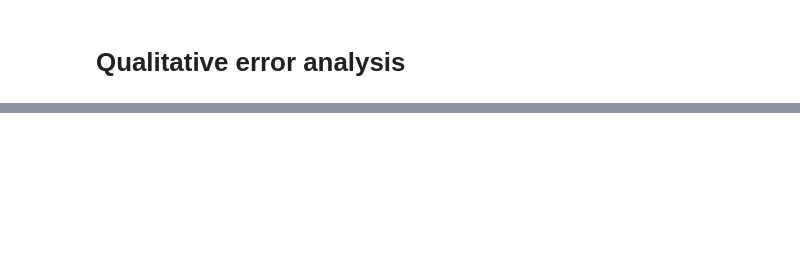
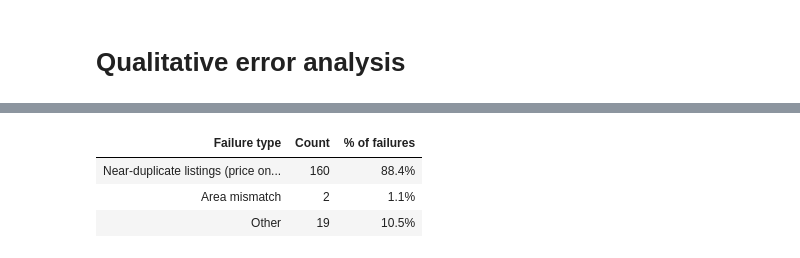
Before and after one commit to tomadonna1/SIT330-D-and-HD-task, a Jupyter notebook: sit330-2.3HD.ipynb, the cells around one changed output, grey strips where cells are left out. Saved outputs shown, nothing was run; the diff lists cells and outputs as text; code cells hidden in the pictures; blank space fills up the shorter version.

```diff
--- a/sit330-2.3HD.ipynb
+++ b/sit330-2.3HD.ipynb
@@ -263,2 +372,96 @@ plt.show()
 # %% [markdown]
 # Qualitative error analysis
+# %%
+variant = "clean"
+queries = eval_qa[variant].tolist()
+
+doc_embs = ve.encode([f"passage: {d}" for d in eval_docs_list],
+                        batch_size=32, normalize_embeddings=True)
+q_embs = ve.encode([f"query: {q}" for q in queries],
+                        batch_size=32, normalize_embeddings=True)
+
+sim = cosine_similarity(q_embs, doc_embs)
+ranked = np.argsort(sim, axis=1)[::-1]  # descending
+
+# Collect failures: cases where top-1 is wrong
+failures = []
+for i in range(len(queries)):
+    pred_idx = np.argsort(sim[i])[::-1][0]
+    if pred_idx != i:
+        failures.append({
+            "query":    queries[i],
+            "true_doc": eval_docs_list[i],
+            "pred_doc": eval_docs_list[pred_idx],
+        })
+
+def classify_failure(query, true_doc, pred_doc):
+    # Extract price from doc: "giá X.XX tỷ"
+    def get_price(text):
+        m = re.search(r"giá\s+([\d.]+)\s+tỷ", text)
+        return float(m.group(1)) if m else None
+
+    # Extract bedroom count
+    def get_beds(text):
+        m = re.search(r"(\d+)\s+phòng ngủ", text)
+        return int(m.group(1)) if m else None
+
+    # Extract district
+    def get_district(text):
+        m = re.search(r"quận\s+([\w\s]+?)(?:\s+\d|\s+diện|\s+giá|$)", text)
+        return m.group(1).strip() if m else None
+
+    # Extract area
+    def get_area(text):
+        m = re.search(r"diện tích\s+([\d.]+)\s+mét", text)
+        return float(m.group(1)) if m else None
+
+    true_price = get_price(true_doc)
+    pred_price = get_price(pred_doc)
+    true_beds  = get_beds(true_doc)
+    pred_beds  = get_beds(pred_doc)
+    true_dist  = get_district(true_doc)
+    pred_dist  = get_district(pred_doc)
+    true_area  = get_area(true_doc)
+    pred_area  = get_area(pred_doc)
+
+    # Near-duplicate: all fields match except price
+    if (true_beds == pred_beds and true_dist == pred_dist and true_area == pred_area
+            and true_price != pred_price):
+        return "Near-duplicate listings (price only differs)"
+
+    # Bedroom mismatch
+    if true_beds != pred_beds and true_dist == pred_dist:
+        return "Bedroom abbreviation mismatch"
+
+    # District mismatch
+    if true_dist != pred_dist and true_beds == pred_beds:
+        return "District shorthand mismatch"
+
+    # Area mismatch
+    if true_area != pred_area and true_dist == pred_dist and true_beds == pred_beds:
+        return "Area mismatch"
+
+    return "Other"
+
+for f in failures:
+    f["failure_type"] = classify_failure(f["query"], f["true_doc"], f["pred_doc"])
+
+failure_df = pd.DataFrame(failures)
+counts = failure_df["failure_type"].value_counts().reset_index()
+counts.columns = ["Failure type", "Count"]
+counts["% of failures"] = (counts["Count"] / len(failures) * 100).round(1).astype(str) + "%"
+
+# Enforce display order
+order = [
+    "Near-duplicate listings (price only differs)",
+    "Bedroom abbreviation mismatch",
+    "District shorthand mismatch",
+    "Area mismatch",
+    "Other",
+]
+counts["Failure type"] = pd.Categorical(counts["Failure type"], categories=order, ordered=True)
+counts = counts.sort_values("Failure type").reset_index(drop=True)
+
+print(f"Total failures: {len(failures)} / {len(queries)} ({len(failures)/len(queries)*100:.1f}%)\n")
+display(counts.style.hide(axis="index"))
+# %% [output]
@@ -265,3 +469,7 @@ plt.show()
+| Failure type | Count | % of failures |
+| Near-duplicate listings (price on... | 160 | 88.4% |
+| Area mismatch | 2 | 1.1% |
+| Other | 19 | 10.5% |
 # %%
 def encode(model, texts, prefix):
     return model.encode([f"{prefix}: {t}" for t in texts], batch_size=32, normalize_embeddings=True)
```
Also changed, not shown: parts of 22 cells of this notebook, 2 other files.
